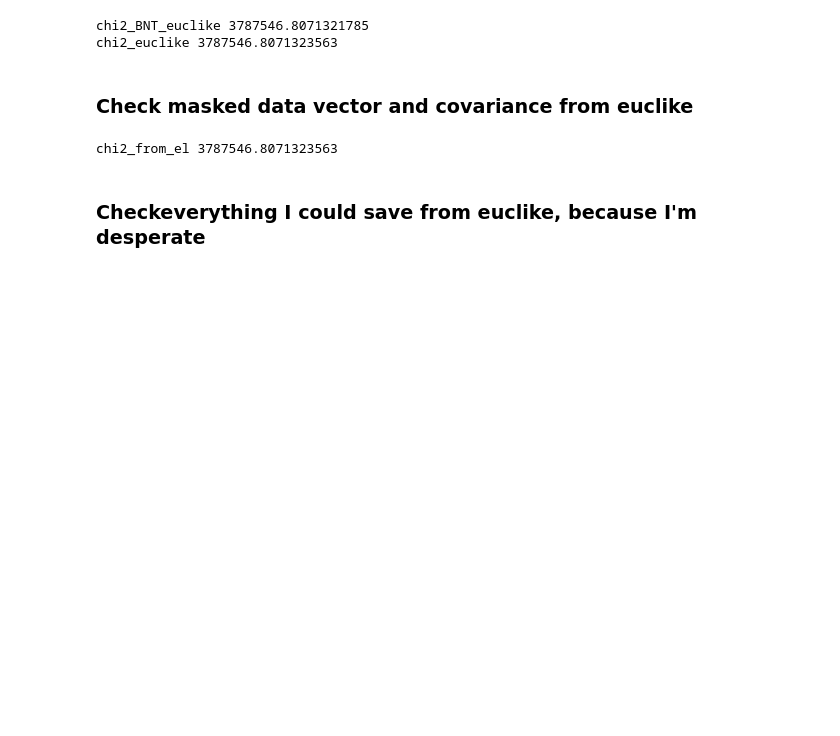
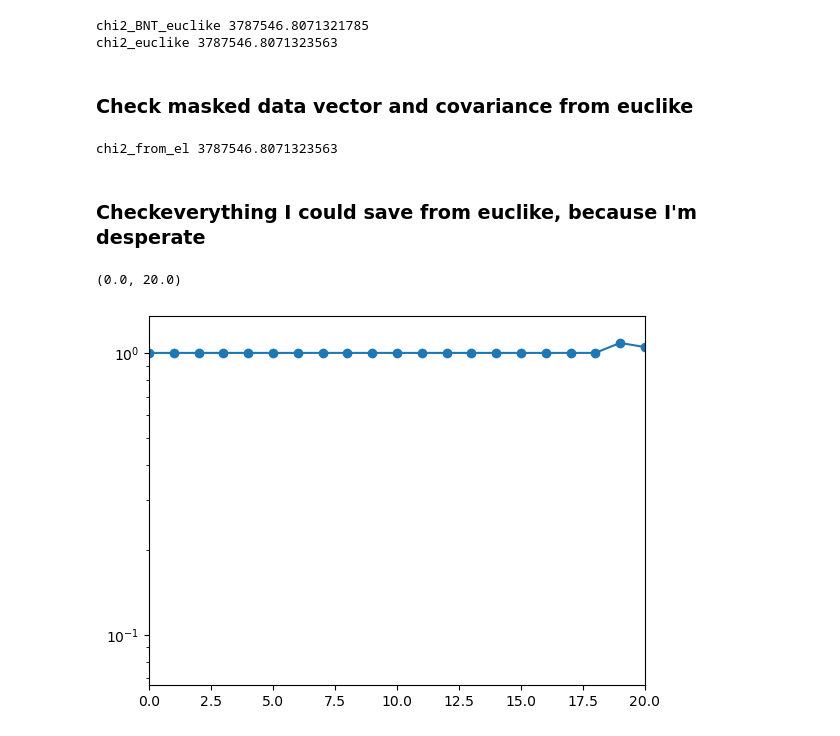
Before and after one commit to davidesciotti/cov_for_santi, a Jupyter notebook: bin/compute_transform_cov.ipynb, the cells around one changed output. Saved outputs shown, nothing was run; the diff lists cells and outputs as text; code cells hidden in the pictures; blank space fills up the shorter version.

```diff
--- a/bin/compute_transform_cov.ipynb
+++ b/bin/compute_transform_cov.ipynb
@@ -628,0 +629,12 @@ masked_data_vector_phot_BNT =  np.load('/Users/davide/Documents/Lavoro/Programmi
+# %%
+photo_theory_vec_2d = np.reshape(photo_theory_vec[:1100], (nbl, zpairs_auto))
+masked_theory_vec_2d = np.reshape(masked_theory_vec, (nbl-1, zpairs_auto))
+
+# plt.plot(photo_theory_vec_2d[0, :])
+# plt.plot(masked_theory_vec_2d[0, :])
+plt.plot(masked_theory_vec_2d[0, :]/photo_theory_vec_2d[0, :], marker='o')
+plt.yscale('log')
+plt.xlim(0, 20)
+# %% [output]
+(0.0, 20.0)
+[figure, added]
```
Also changed, not shown: parts of 6 cells of this notebook, 3 other files.
